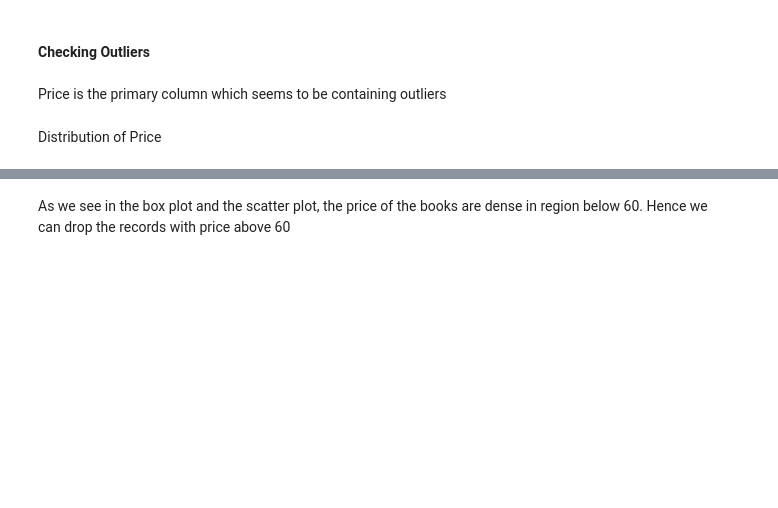
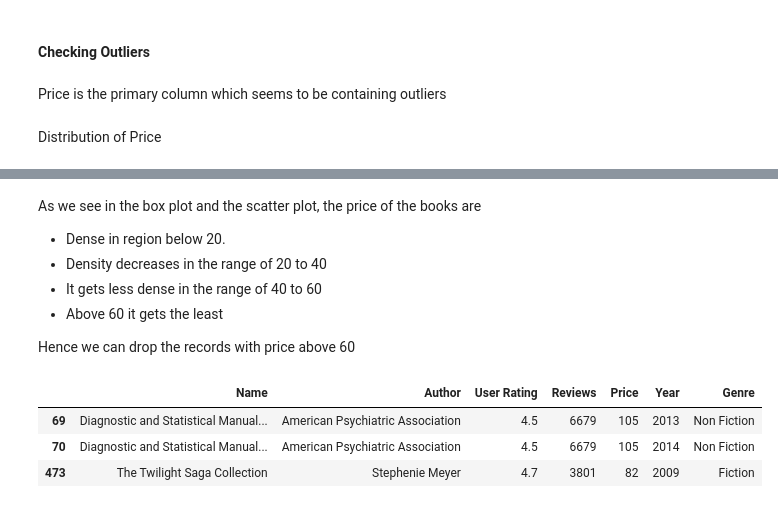
Before and after one commit to lalitpandey02/EDA-on-bestselling-books, a Jupyter notebook: Best_Booksellers_Dataset.ipynb, the cells around one changed output, grey strips where cells are left out. Saved outputs shown, nothing was run; the diff lists cells and outputs as text; code cells hidden in the pictures; blank space fills up the shorter version.

```diff
--- a/Best_Booksellers_Dataset.ipynb
+++ b/Best_Booksellers_Dataset.ipynb
@@ -119,4 +119,10 @@ px.box(df, x = "Genre", y = "Price", color = "Genre")
 # %% [output]
 [interactive output not drawn]
 # %% [markdown]
-As we see in the box plot and the scatter plot, the price of the books are dense in region below 60. Hence we can drop the records with price above 60
+As we see in the box plot and the scatter plot, the price of the books are
+ - Dense in region below 20.
+ - Density decreases in the range of 20 to 40
+ - It gets less dense in the range of 40 to 60
+ - Above 60 it gets the least
+
+Hence we can drop the records with price above 60
@@ -124,0 +129,7 @@ As we see in the box plot and the scatter plot, the price of the books are dense
+# %%
+df[(df.Price > 60)]
+# %% [output]
+|  | Name | Author | User Rating | Reviews | Price | Year | Genre |
+| 69 | Diagnostic and Statistical Manual... | American Psychiatric Association | 4.5 | 6679 | 105 | 2013 | Non Fiction |
+| 70 | Diagnostic and Statistical Manual... | American Psychiatric Association | 4.5 | 6679 | 105 | 2014 | Non Fiction |
+| 473 | The Twilight Saga Collection | Stephenie Meyer | 4.7 | 3801 | 82 | 2009 | Fiction |
```
Also changed, not shown: parts of 25 cells of this notebook.
